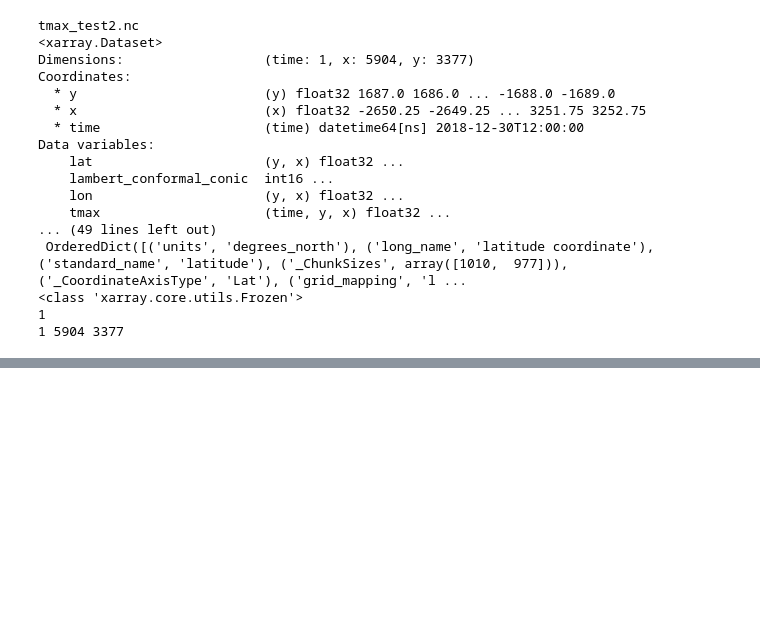
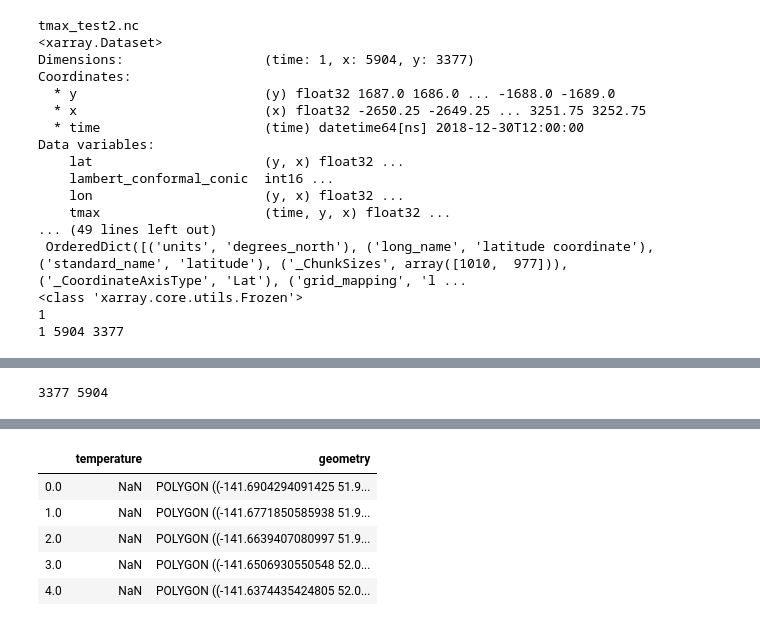
Before and after one commit to nhm-usgs/onhm-fetcher-parser, a Jupyter notebook: notebooks/Daymet_test_1.ipynb, the cells around one changed output, grey strips where cells are left out. Cells and saved outputs as stored; diff of their text form; code cells hidden in the pictures; blank space fills up the shorter version.

```diff
--- a/notebooks/Daymet_test_1.ipynb
+++ b/notebooks/Daymet_test_1.ipynb
@@ -223,0 +190,8 @@ np.nanmean(ptmax_1.values)
+# %%
+for i in range(1,10): print(i)
+# %%
+lon = ds.lon.values
+lat = ds.lat.values
+print(np.shape(lon)[0], np.shape(lon)[1])
+# %% [output]
+3377 5904
@@ -223,0 +260,57 @@ np.nanmean(ptmax_1.values)
+# %%
+from shapely.geometry import Polygon
+def distance(p1x, p1y, p2x, p2y):
+    return np.sqrt(np.power((p2x-p1x),2) + np.power((p2y-p1y),2))
+
+#first create dataframe with temp
+df = pd.DataFrame({'temperature': ds.tmax.values.flatten()})
+res = 0.04166666/2.0
+numcells = (np.shape(lat)[0]-2)*(np.shape(lat)[1]-2) # -2 to ignore boundaries, daymet domain should well overlap conus
+poly = []
+index = np.zeros(numcells)
+count = 0
+# ncfcell = gpd.GeoDataFrame()
+# ncfcell['geometry'] = None
+
+for i in range(1, np.shape(lon)[0]-1):
+    if i%10 == 0: print(i)
+    for j in range(1, np.shape(lon)[1]-1):
+
+        tpoly_1_lon = [lon[i,j], lon[i,j-1], lon[i+1,j-1], lon[i+1, j]]
+        tpoly_1_lat = [lat[i,j], lat[i,j-1], lat[i+1,j-1], lat[i+1, j]]
+        tpoly_1 = Polygon(zip(tpoly_1_lon, tpoly_1_lat))
+        p1 = tpoly_1.centroid
+
+        tpoly_2_lon = [lon[i,j], lon[i+1,j], lon[i+1,j+1], lon[i, j+1]]
+        tpoly_2_lat = [lat[i,j], lat[i+1,j], lat[i+1,j+1], lat[i, j+1]]
+        tpoly_2 = Polygon(zip(tpoly_2_lon, tpoly_2_lat))
+        p2 = tpoly_2.centroid
+
+        tpoly_3_lon = [lon[i,j], lon[i,j+1], lon[i-1,j+1], lon[i-1, j]]
+        tpoly_3_lat = [lat[i,j], lat[i,j+1], lat[i-1,j+1], lat[i-1, j]]
+        tpoly_3 = Polygon(zip(tpoly_3_lon, tpoly_3_lat))
+        p3 = tpoly_3.centroid
+
+        tpoly_4_lon = [lon[i,j], lon[i-1,j], lon[i-1,j-1], lon[i, j-1]]
+        tpoly_4_lat = [lat[i,j], lat[i-1,j], lat[i-1,j-1], lat[i, j-1]]
+        tpoly_4 = Polygon(zip(tpoly_4_lon, tpoly_4_lat))
+        p4 = tpoly_4.centroid
+
+#         l1 = distance(lon[i,j], lat[i,j], lon[i,j-1], lat[i,j-1])/2.0
+#         l2 = distance(lon[i,j], lat[i,j], lon[i+1,j], lat[i+1,j])/2.0
+#         l3 = distance(lon[i,j], lat[i,j], lon[i,j-1], lat[i,j-1])/2.0
+#         l4 = distance(lon[i,j], lat[i,j], lon[i-1,j], lat[i-1,j])/2.0
+
+#         lon_point_list = [lon[i,j]+l2, lon[i,j]+l2, lon[i,j]-l4, lon[i,j]-l4]
+#         lat_point_list = [lat[i,j]-l1, lat[i,j]+l3, lat[i,j]+l3, lat[i,j]-l1]
+
+        lon_point_list = [p1.x, p2.x, p3.x, p4.x]
+        lat_point_list = [p1.y, p2.y, p3.y, p4.y]
+
+        poly.append(Polygon(zip(lon_point_list, lat_point_list)))
+        index[count] = count
+        count += 1
+# ncfcells = gpd.GeoDataFrame(df, index=index, crs=ds['crs'], geometry=poly)
+ncfcells = gpd.GeoDataFrame(df, index=index, geometry=poly)
+ncfcells.head()
+# %% [output]
@@ -223,0 +334,6 @@ np.nanmean(ptmax_1.values)
+|  | temperature | geometry |
+| 0.0 | NaN | POLYGON ((-141.6904294091425 51.9... |
+| 1.0 | NaN | POLYGON ((-141.6771850585938 51.9... |
+| 2.0 | NaN | POLYGON ((-141.6639407080997 51.9... |
+| 3.0 | NaN | POLYGON ((-141.6506930550548 52.0... |
+| 4.0 | NaN | POLYGON ((-141.6374435424805 52.0... |
```
Also changed, not shown: parts of 38 cells of this notebook, 11 other files.
